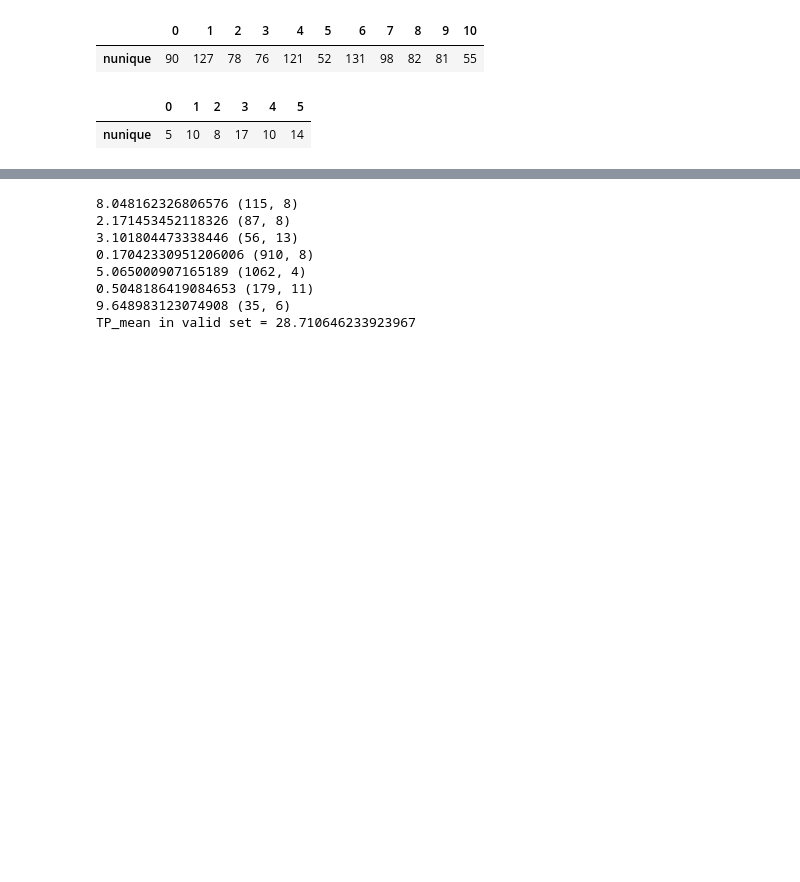
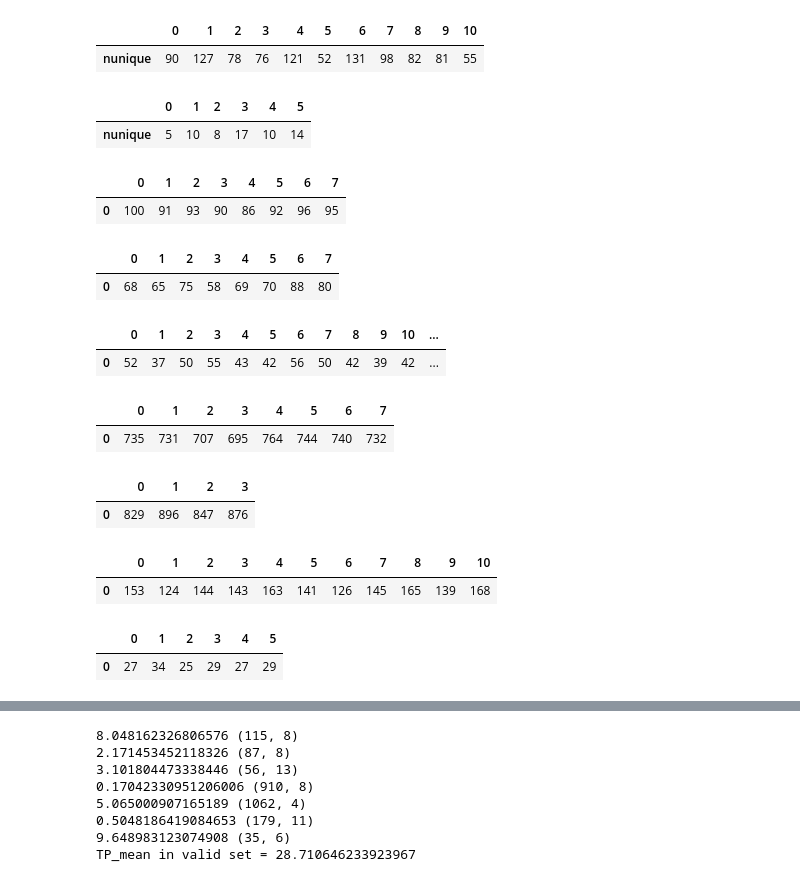
Before and after one commit to Ololkao/BDA_CP1, a Jupyter notebook: cp1.ipynb, the cells around one changed output, grey strips where cells are left out. Cells and saved outputs as stored; diff of their text form; code cells hidden in the pictures; blank space fills up the shorter version.

```diff
--- a/cp1.ipynb
+++ b/cp1.ipynb
@@ -73,3 +74,22 @@ for i in range(1,8,1):
 | nunique | 90 | 127 | 78 | 76 | 121 | 52 | 131 | 98 | 82 | 81 | 55 |
 |  | 0 | 1 | 2 | 3 | 4 | 5 |
 | nunique | 5 | 10 | 8 | 17 | 10 | 14 |
+# %%
+for i in range(1,8,1):
+    count_null = pd.DataFrame(globals()[f'test{i}'].isnull().sum()).T
+    display(count_null)
+# %% [output]
+|  | 0 | 1 | 2 | 3 | 4 | 5 | 6 | 7 |
+| 0 | 100 | 91 | 93 | 90 | 86 | 92 | 96 | 95 |
+|  | 0 | 1 | 2 | 3 | 4 | 5 | 6 | 7 |
+| 0 | 68 | 65 | 75 | 58 | 69 | 70 | 88 | 80 |
+|  | 0 | 1 | 2 | 3 | 4 | 5 | 6 | 7 | 8 | 9 | 10 | ... |
+| 0 | 52 | 37 | 50 | 55 | 43 | 42 | 56 | 50 | 42 | 39 | 42 | ... |
+|  | 0 | 1 | 2 | 3 | 4 | 5 | 6 | 7 |
+| 0 | 735 | 731 | 707 | 695 | 764 | 744 | 740 | 732 |
+|  | 0 | 1 | 2 | 3 |
+| 0 | 829 | 896 | 847 | 876 |
+|  | 0 | 1 | 2 | 3 | 4 | 5 | 6 | 7 | 8 | 9 | 10 |
+| 0 | 153 | 124 | 144 | 143 | 163 | 141 | 126 | 145 | 165 | 139 | 168 |
+|  | 0 | 1 | 2 | 3 | 4 | 5 |
+| 0 | 27 | 34 | 25 | 29 | 27 | 29 |
```
Also changed, not shown: parts of 5 cells of this notebook, 40 other files.
